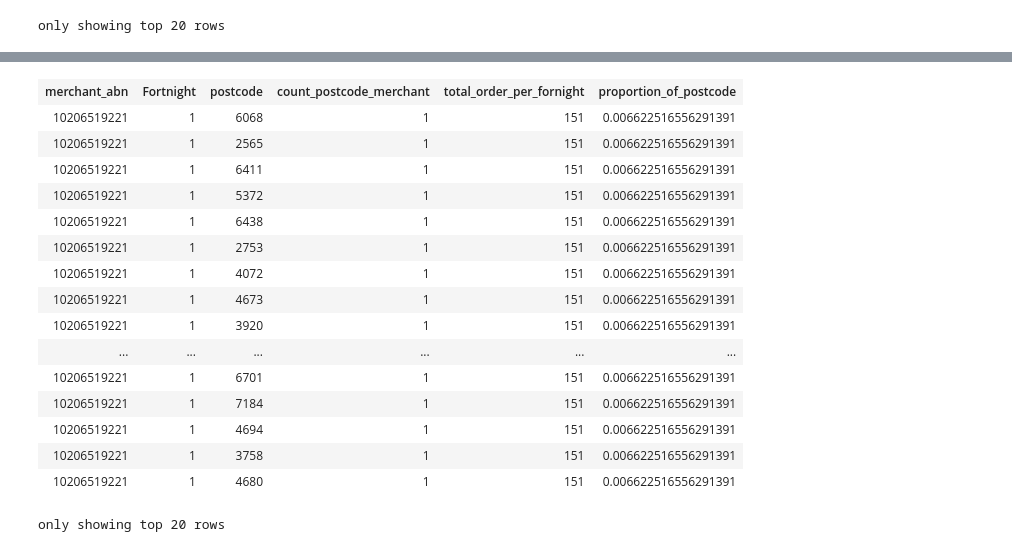
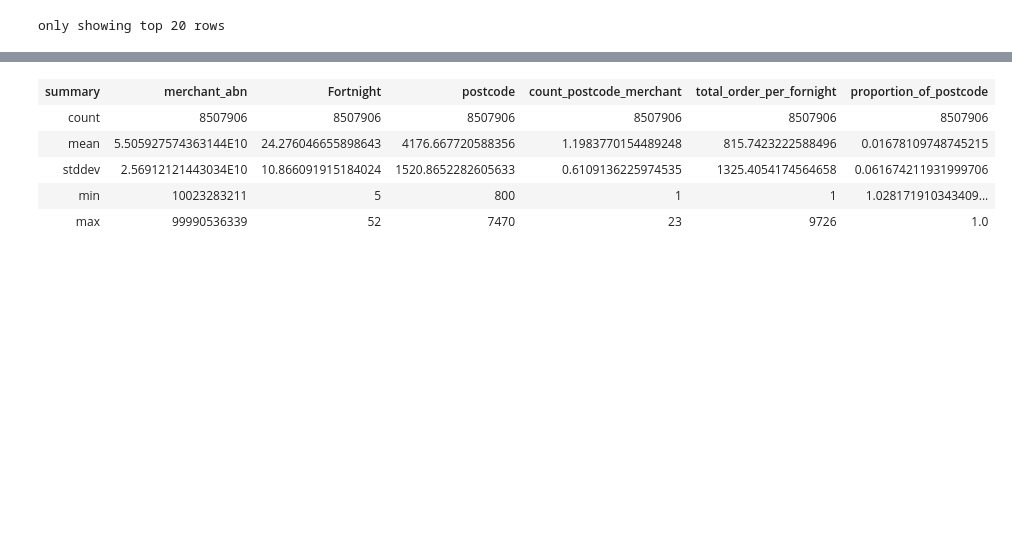
Before and after one commit to TGChenZP/MAST30034-A2_GroupWork_Py, a Jupyter notebook: notebooks/Y_grouping(by fortnight).ipynb, the cells around one changed output, grey strips where cells are left out. Saved outputs shown, nothing was run; the diff lists cells and outputs as text; code cells hidden in the pictures; blank space fills up the shorter version.

Commit message:
updated merchant to persona. by fortnight

```diff
--- a/notebooks/Y_grouping(by fortnight).ipynb
+++ b/notebooks/Y_grouping(by fortnight).ipynb
@@ -48,0 +57,3 @@ data = data.withColumn("Week", F.weekofyear("order_datetime"))\
+# %%
+from pyspark.sql.functions import when
+data = data.withColumn("Fortnight",when(data.Year == 2022,data.Fortnight + 26).otherwise(data.Fortnight))
@@ -206,20 +208,9 @@ java.io.IOException: Operation timed out
 # %%
-data_by_fornight
+data_by_fornight.describe()
 # %% [output]
-| merchant_abn | Fortnight | postcode | count_postcode_merchant | total_order_per_fornight | proportion_of_postcode |
-| 10206519221 | 1 | 6068 | 1 | 151 | 0.006622516556291391 |
-| 10206519221 | 1 | 2565 | 1 | 151 | 0.006622516556291391 |
-| 10206519221 | 1 | 6411 | 1 | 151 | 0.006622516556291391 |
-| 10206519221 | 1 | 5372 | 1 | 151 | 0.006622516556291391 |
-| 10206519221 | 1 | 6438 | 1 | 151 | 0.006622516556291391 |
-| 10206519221 | 1 | 2753 | 1 | 151 | 0.006622516556291391 |
-| 10206519221 | 1 | 4072 | 1 | 151 | 0.006622516556291391 |
-| 10206519221 | 1 | 4673 | 1 | 151 | 0.006622516556291391 |
-| 10206519221 | 1 | 3920 | 1 | 151 | 0.006622516556291391 |
-| ... | ... | ... | ... | ... | ... |
-| 10206519221 | 1 | 6701 | 1 | 151 | 0.006622516556291391 |
-| 10206519221 | 1 | 7184 | 1 | 151 | 0.006622516556291391 |
-| 10206519221 | 1 | 4694 | 1 | 151 | 0.006622516556291391 |
-| 10206519221 | 1 | 3758 | 1 | 151 | 0.006622516556291391 |
-| 10206519221 | 1 | 4680 | 1 | 151 | 0.006622516556291391 |
+| summary | merchant_abn | Fortnight | postcode | count_postcode_merchant | total_order_per_fornight | proportion_of_postcode |
+| count | 8507906 | 8507906 | 8507906 | 8507906 | 8507906 | 8507906 |
+| mean | 5.505927574363144E10 | 24.276046655898643 | 4176.667720588356 | 1.1983770154489248 | 815.7423222588496 | 0.01678109748745215 |
+| stddev | 2.56912121443034E10 | 10.866091915184024 | 1520.8652282605633 | 0.6109136225974535 | 1325.4054174564658 | 0.061674211931999706 |
+| min | 10023283211 | 5 | 800 | 1 | 1 | 1.028171910343409... |
+| max | 99990536339 | 52 | 7470 | 23 | 9726 | 1.0 |
-only showing top 20 rows
```
Also changed, not shown: parts of 7 cells of this notebook, 1 other file.
